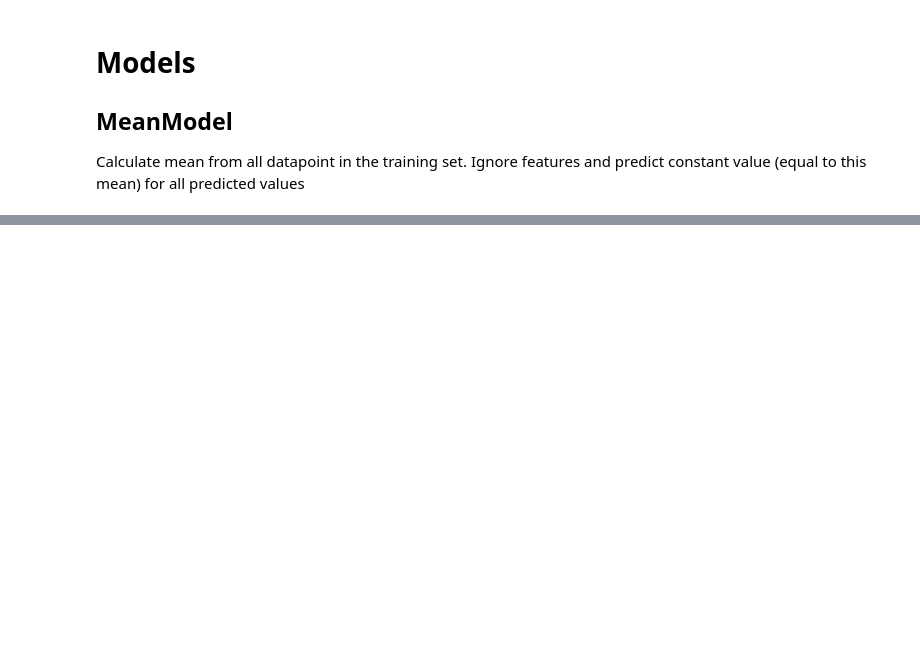
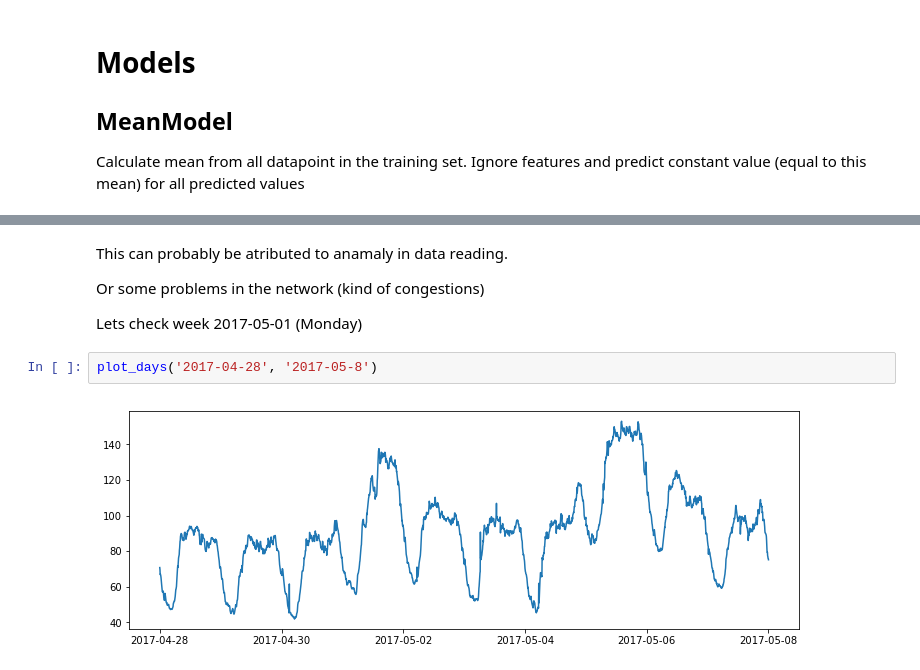
Before and after one commit to carldata/argo, a Jupyter notebook: notebooks/[prediction] project1.ipynb, the cells around one changed output, grey strips where cells are left out. Cells and saved outputs as stored; diff of their text form; blank space fills up the shorter version.

```diff
--- a/notebooks/[prediction] project1.ipynb
+++ b/notebooks/[prediction] project1.ipynb
@@ -169,0 +200,10 @@ We will evaluate which model is better
+# %% [markdown]
+This can probably be atributed to anamaly in data reading.
+
+Or some problems in the network (kind of congestions)
+
+Lets check week 2017-05-01 (Monday)
+# %%
+plot_days('2017-04-28', '2017-05-8')
+# %% [output]
+[figure, added]
```
Also changed, not shown: parts of 26 cells of this notebook.
